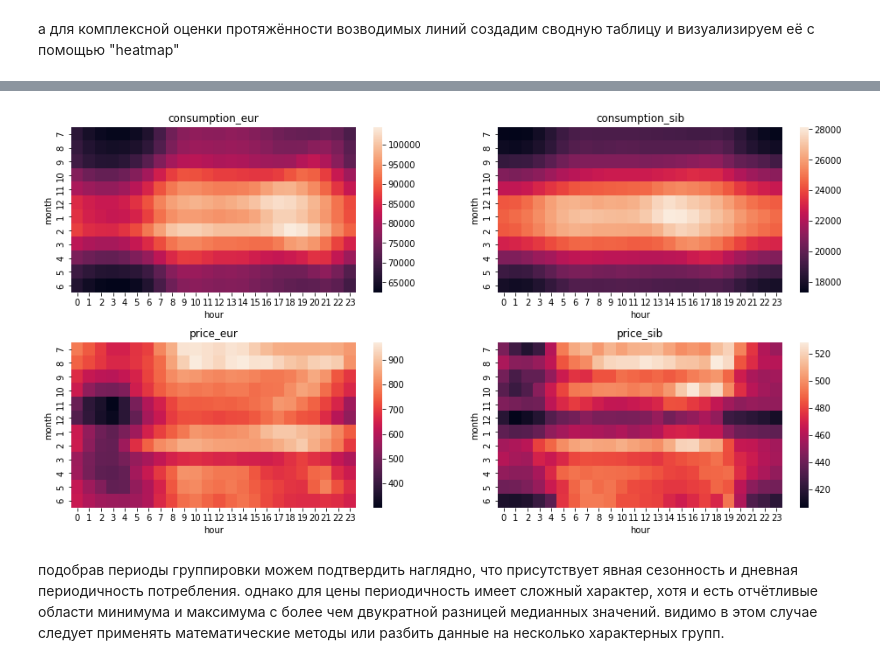
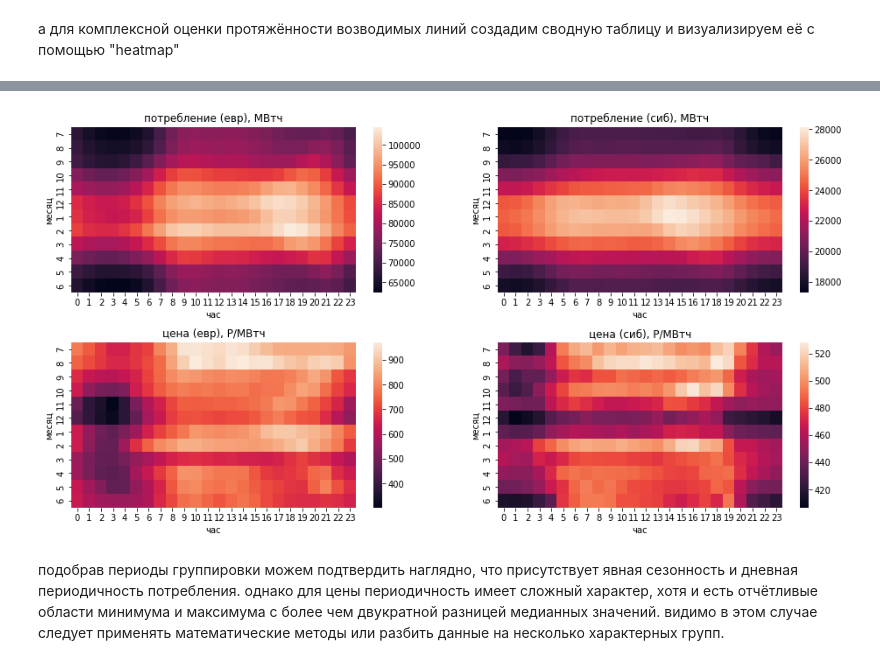
Before and after one commit to sky16k/pyda, a Jupyter notebook: PYDA15_viz_HW_2.ipynb, the cells around one changed output, grey strips where cells are left out. Cells and saved outputs as stored; diff of their text form; code cells hidden in the pictures.

```diff
--- a/PYDA15_viz_HW_2.ipynb
+++ b/PYDA15_viz_HW_2.ipynb
@@ -290,10 +303,11 @@ df_copy = df_fill.copy()
 # %%
 fig, axs =  plt.subplots(4)
 fig.set_size_inches(20, 12)
+plt.subplots_adjust(hspace=0.3)
 
 for n, col in enumerate(df_copy.columns) :
     axs[n].plot(df_copy[col])
-    axs[n].set_title(f"{col}, median={df_copy[col].median()}")
+    axs[n].set_title(f"{col_name[col]}, median={df_copy[col].median()}")
 
 plt.show()
 # %% [output]
@@ -301,10 +315,11 @@ plt.show()
 # %%
 fig, axs =  plt.subplots(4)
 fig.set_size_inches(6, 12)
+plt.subplots_adjust(hspace=0.3)
 
 for n, col in enumerate(df_copy.columns) :
     axs[n].hist(df_copy[col],bins=100)
-    axs[n].set_title(f"{col}, mode={df_copy[col].mode()[0]}")
+    axs[n].set_title(f"{col_name[col]}, mode={df_copy[col].mode()[0]}")
 
 plt.show()
 # %% [output]
@@ -312,10 +327,11 @@ plt.show()
 # %%
 fig, axs =  plt.subplots(1,4)
 fig.set_size_inches(20, 6)
+plt.subplots_adjust(wspace=0.5)
 
 for n, col in enumerate(df_copy.columns) :
     axs[n].boxplot(df_copy[col])
-    axs[n].set_title(f"{col}, median={df_copy[col].median()}")
+    axs[n].set_title(f"{col_name[col]}, median={round(df_copy[col].median())}")
 
 plt.show()
 # %% [output]
@@ -363,6 +380,11 @@ df_copy['year'] = df_copy.index.year
 df_copy['month'] = df_copy.index.month
 df_copy['day'] = df_copy.index.day
 df_copy['hour'] = df_copy.index.hour
+
+col_name['year']	= 'год'
+col_name['month'] =	'месяц'
+col_name['day']	  = 'дата'
+col_name['hour']  = 'час'
 # %%
 df_copy
 # %% [output]
@@ -431,25 +407,40 @@ df_copy
 # %%
 fig, axs = plt.subplots(2,2)
 fig.set_size_inches(16, 8)
 plt.subplots_adjust(hspace=0.3)
 
 for n,col in enumerate(list(df_fill.columns)) :
     df_map = (df_copy
               .pivot_table(
                  index='month',
                  columns='hour',
                  values=col,
                  aggfunc=np.median
                  )
               .fillna(0)
               .reindex(list(range(7,13))+list(range(1,7)))
               )
 
-    axs.flat[n].set_title(col)
-    sns.heatmap(df_map, ax=axs.flat[n])
+    axs.flat[n].set_title(col_name[col])
+    g = sns.heatmap(df_map, ax=axs.flat[n])
+    g.set_xlabel(col_name['hour'])
+    g.set_ylabel(col_name['month'])
+    # , col_name['month'], labelpad=10)
+
+    # sns.set_theme(style="ticks", font_scale=1.25)
+    # g = sns.relplot(
+    #     data=penguins,
+    #     x="bill_length_mm", y="bill_depth_mm", hue="body_mass_g",
+    #     palette="crest", marker="x", s=100,
+    # )
+    # g.set_axis_labels("Bill length (mm)", "Bill depth (mm)", labelpad=10)
+    # g.legend.set_title("Body mass (g)")
+    # g.figure.set_size_inches(6.5, 4.5)
+    # g.ax.margins(.15)
+    # g.despine(trim=True)
 
 plt.show()
 # %% [output]
-[figure, old version]
+[figure, new version]
 # %% [markdown]
 подобрав периоды группировки можем подтвердить наглядно, что присутствует явная сезонность и дневная периодичность потребления. однако для цены периодичность имеет сложный характер, хотя и есть отчётливые области минимума и максимума с более чем двукратной разницей медианных значений. видимо в этом случае следует применять математические методы или разбить данные на несколько характерных групп.
```
Also changed, not shown: parts of 25 cells of this notebook.
